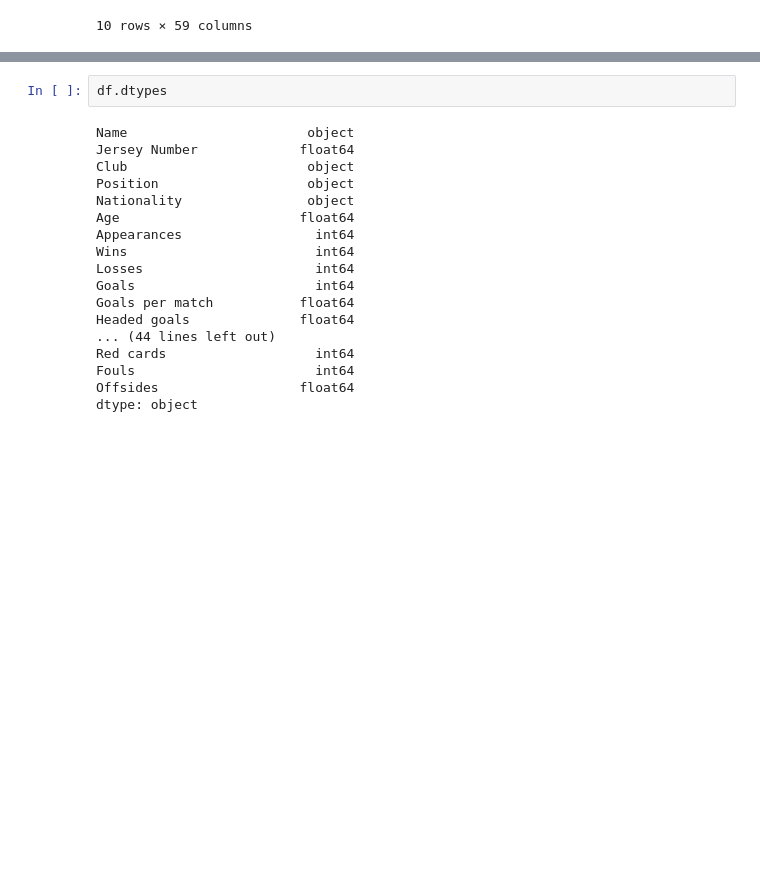
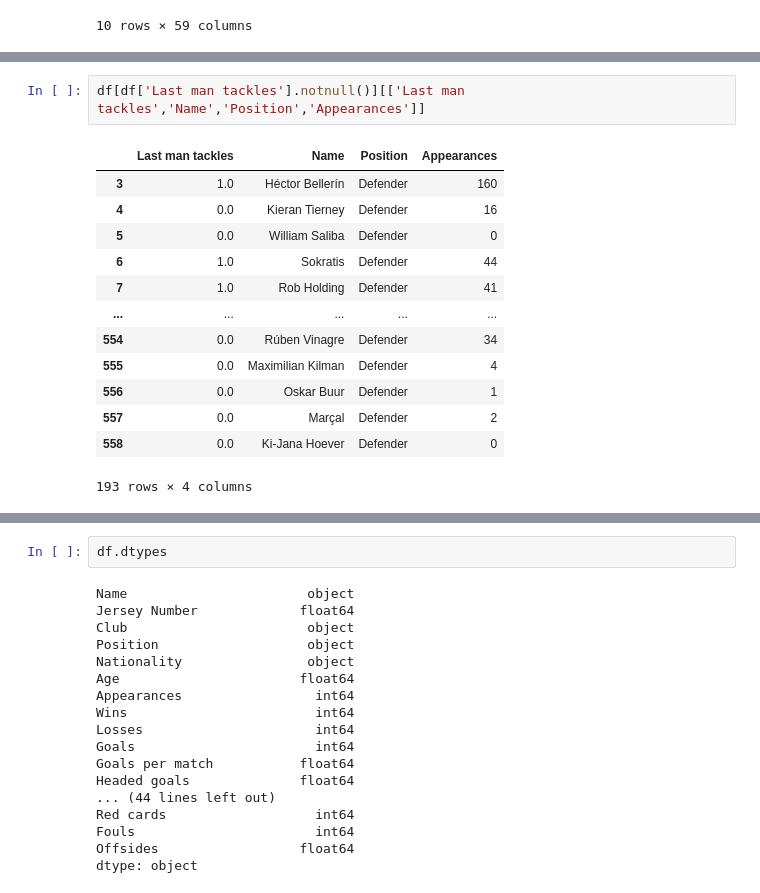
Before and after one commit to Prayush77/EDA_Premier_League_Players, a Jupyter notebook: src/main.ipynb, the cells around one changed output, grey strips where cells are left out. Saved outputs shown, nothing was run; the diff lists cells and outputs as text; blank space fills up the shorter version.

```diff
--- a/src/main.ipynb
+++ b/src/main.ipynb
@@ -45,0 +64,16 @@ dtype: int64
+# %%
+df[df['Last man tackles'].notnull()][['Last man tackles','Name','Position','Appearances']]
+# %% [output]
+|  | Last man tackles | Name | Position | Appearances |
+| 3 | 1.0 | Héctor Bellerín | Defender | 160 |
+| 4 | 0.0 | Kieran Tierney | Defender | 16 |
+| 5 | 0.0 | William Saliba | Defender | 0 |
+| 6 | 1.0 | Sokratis | Defender | 44 |
+| 7 | 1.0 | Rob Holding | Defender | 41 |
+| ... | ... | ... | ... | ... |
+| 554 | 0.0 | Rúben Vinagre | Defender | 34 |
+| 555 | 0.0 | Maximilian Kilman | Defender | 4 |
+| 556 | 0.0 | Oskar Buur | Defender | 1 |
+| 557 | 0.0 | Marçal | Defender | 2 |
+| 558 | 0.0 | Ki-Jana Hoever | Defender | 0 |
+193 rows × 4 columns
```
Also changed, not shown: parts of 7 cells of this notebook.
